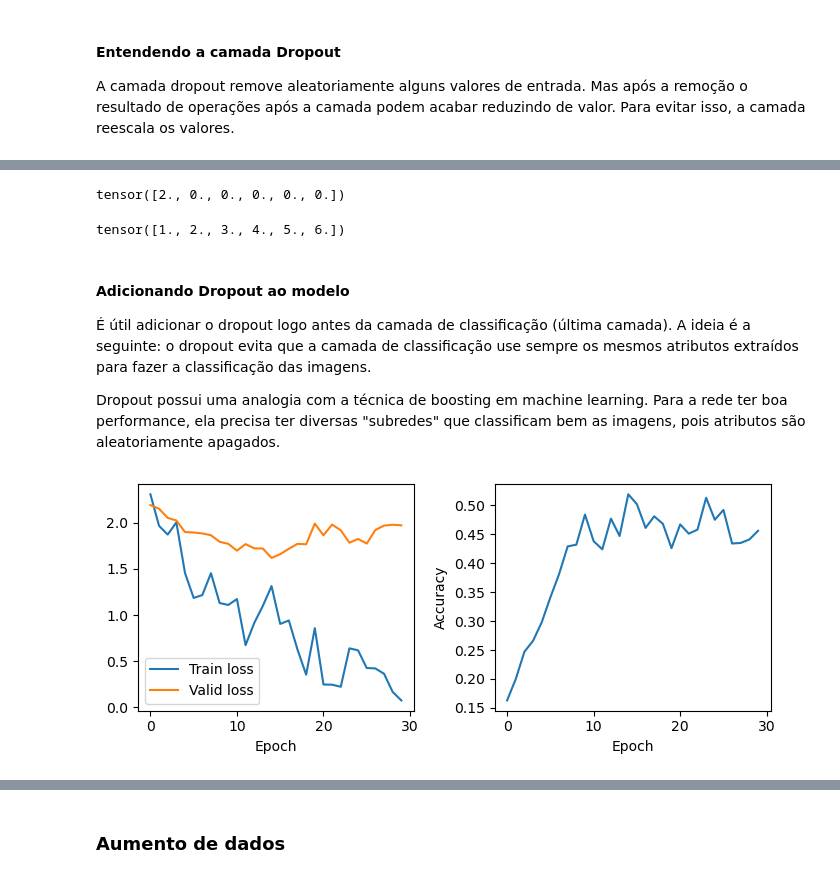
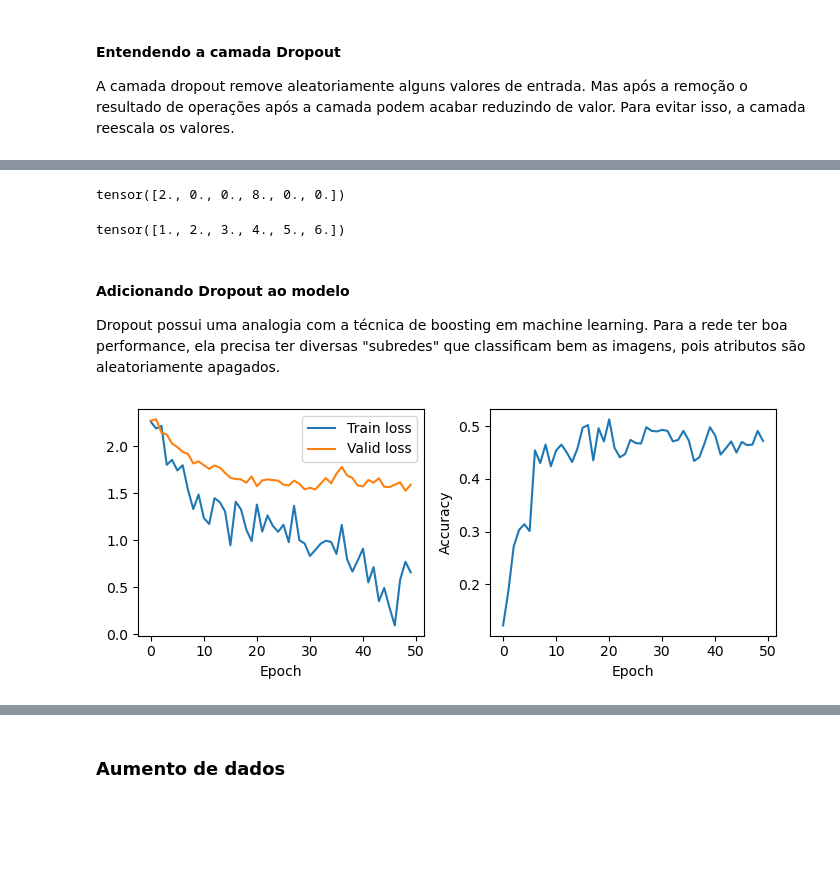
Before and after one commit to chcomin/curso-visao-computacional-2024, a Jupyter notebook: M05_estabilizacao_de_redes_modernas/1 - Regularização.ipynb, the cells around one changed output, grey strips where cells are left out. Saved outputs shown, nothing was run; the diff lists cells and outputs as text; code cells hidden in the pictures; blank space fills up the shorter version.

```diff
--- a/M05_estabilizacao_de_redes_modernas/1 - Regularização.ipynb
+++ b/M05_estabilizacao_de_redes_modernas/1 - Regularização.ipynb
@@ -9,14 +13,16 @@ from dataset import load_fashion_mnist_small
 import train
 
 class Model(nn.Module):
+    """Modelo simples para classificação de imagens."""
     def __init__(self):
         super().__init__()
 
         self.layers = nn.Sequential(
-            nn.Linear(28*28, 16),
-            nn.Linear(16, 16),
-            nn.Linear(16, 16),
-            nn.Linear(16, 10)
+            nn.Linear(28*28, 512),
+            nn.ReLU(),
+            nn.Linear(512, 16),
+            nn.ReLU(),
+            nn.Linear(16, 10),
         )
 
     def forward(self, x):
@@ -32,7 +40,7 @@ ds_train, ds_valid = load_fashion_mnist_small(n_train=10)
 torch.random.manual_seed(0)
 model = Model()
 bs = 10
-num_epochs = 30
+num_epochs = 50
 lr = 0.1
 weight_decay = 0.
 
@@ -90,11 +100,13 @@ tensor([2., 0., 0., 0., 0., 0.])
 # %%
+# Valores removidos pela camada Dropout
+mask = y>0
 # Remove os mesmos valores que a camada Dropout acima
-x_drop = x*(y>0)
+x_drop = x*mask
 # Reescala os valores
 yc = x_drop/(1-p)
 print(yc)
 # %% [output]
-tensor([2., 0., 0., 0., 0., 0.])
+tensor([2., 0., 0., 8., 0., 0.])
 # %%
 drop.eval()
 y = drop(x)
@@ -104,32 +116,32 @@ tensor([1., 2., 3., 4., 5., 6.])
 # %% [markdown]
 #### Adicionando Dropout ao modelo
 
-É útil adicionar o dropout logo antes da camada de classificação (última camada). A ideia é a seguinte: o dropout evita que a camada de classificação use sempre os mesmos atributos extraídos para fazer a classificação das imagens.
-
 Dropout possui uma analogia com a técnica de boosting em machine learning. Para a rede ter boa performance, ela precisa ter diversas "subredes" que classificam bem as imagens, pois atributos são aleatoriamente apagados.
 # %%
 %%time
 class ModelDrop(nn.Module):
     def __init__(self):
         super().__init__()
 
         self.layers = nn.Sequential(
-            nn.Linear(28*28, 16),
-            nn.Linear(16, 16),
-            nn.Linear(16, 16),
+            nn.Linear(28*28, 512),
+            nn.ReLU(),
+            nn.Dropout(0.5),
+            nn.Linear(512, 16),
+            nn.ReLU(),
             nn.Dropout(0.5),
             nn.Linear(16, 10)
         )
 
     def forward(self, x):
         x = x.reshape(x.shape[0], -1)
         return self.layers(x)
 
 torch.random.manual_seed(0)
 model = ModelDrop()
 
 logger = train.train(model, ds_train, ds_valid, bs=bs, num_epochs=num_epochs, lr=lr,
                      weight_decay=weight_decay)
 train.show_log(logger)
 # %% [output]
-[figure, old version]
+[figure, new version]
```
Also changed, not shown: parts of 15 cells of this notebook, 1 other file.
